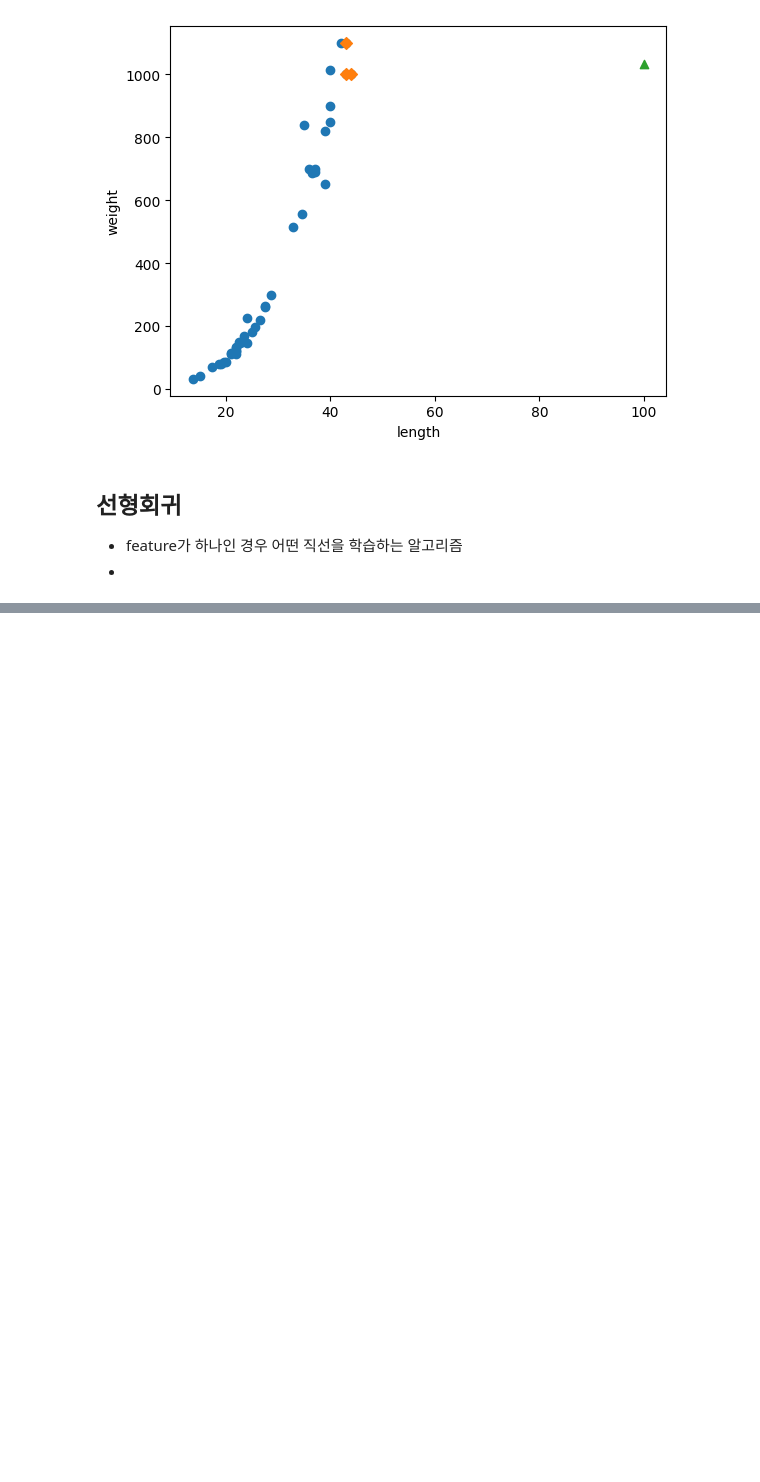
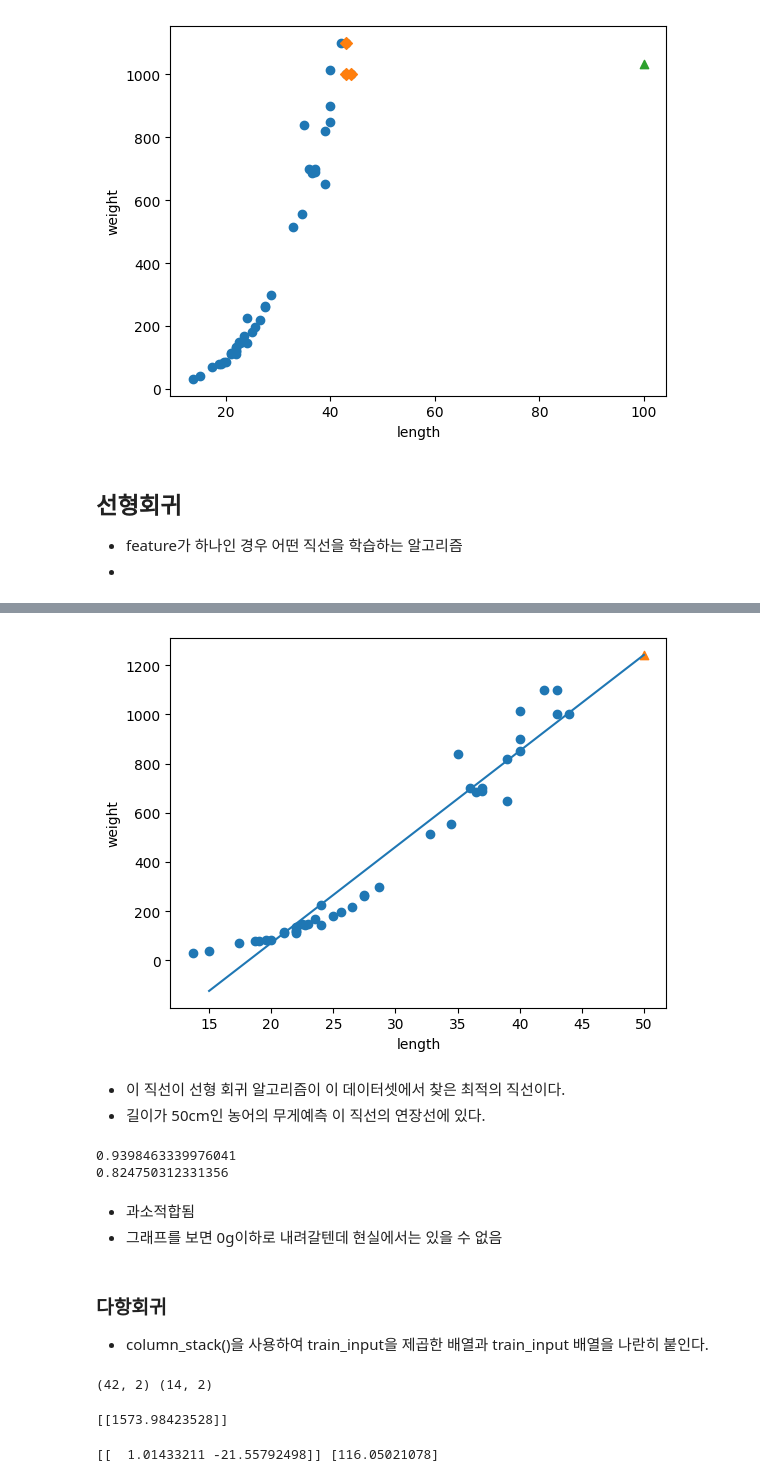
Before and after one commit to jc3wrld999/ML-100Days, a Jupyter notebook: linear-regression.ipynb, the cells around one changed output, grey strips where cells are left out. Drawn from its saved outputs; the diff is of its cells as text; code cells hidden in the pictures; blank space fills up the shorter version.

```diff
--- a/linear-regression.ipynb
+++ b/linear-regression.ipynb
@@ -73,3 +76,11 @@ plt.show()
 ## 선형회귀
 - feature가 하나인 경우 어떤 직선을 학습하는 알고리즘
 -
+# %%
+lr = LinearRegression()
+
+# 선형 회귀 모델을 훈련한다.
+lr.fit(train_input, train_target)
+
+# 50cm 농어 예측
+print(lr.predict([[50]]))
@@ -75,0 +100,43 @@ plt.show()
+# %%
+plt.scatter(train_input, train_target)
+
+plt.plot([15, 50], [float(15*lr.coef_+lr.intercept_), float(50*lr.coef_+lr.intercept_)]) # 15에서 50까지 1차 방정식 그래프를 그림
+
+plt.scatter(50, 1241.8, marker='^') # 50cm 농어 데이터
+plt.xlabel('length')
+plt.ylabel('weight')
+plt.show()
+# %% [output]
+[figure, added]
+# %% [markdown]
+- 이 직선이 선형 회귀 알고리즘이 이 데이터셋에서 찾은 최적의 직선이다.
+- 길이가 50cm인 농어의 무게예측 이 직선의 연장선에 있다.
+# %%
+print(lr.score(train_input, train_target)) # 훈련셋
+print(lr.score(test_input, test_target)) # 테스트셋
+# %% [output]
+0.9398463339976041
+0.824750312331356
+# %% [markdown]
+- 과소적합됨
+- 그래프를 보면 0g이하로 내려갈텐데 현실에서는 있을 수 없음
+# %% [markdown]
+### 다항회귀
+- column_stack()을 사용하여 train_input을 제곱한 배열과 train_input 배열을 나란히 붙인다.
+# %%
+train_poly = np.column_stack((train_input**2, train_input))
+test_poly = np.column_stack((test_input**2, test_input))
+print(train_poly.shape, test_poly.shape)
+# %% [output]
+(42, 2) (14, 2)
+# %%
+lr = LinearRegression()
+lr.fit(train_poly, train_target)
+
+print(lr.predict([[50**2, 50]]))
+# %% [output]
+[[1573.98423528]]
+# %%
+print(lr.coef_, lr.intercept_)
+# %% [output]
+[[  1.01433211 -21.55792498]] [116.05021078]
```
Also changed, not shown: parts of 10 cells of this notebook, 1 other file.
